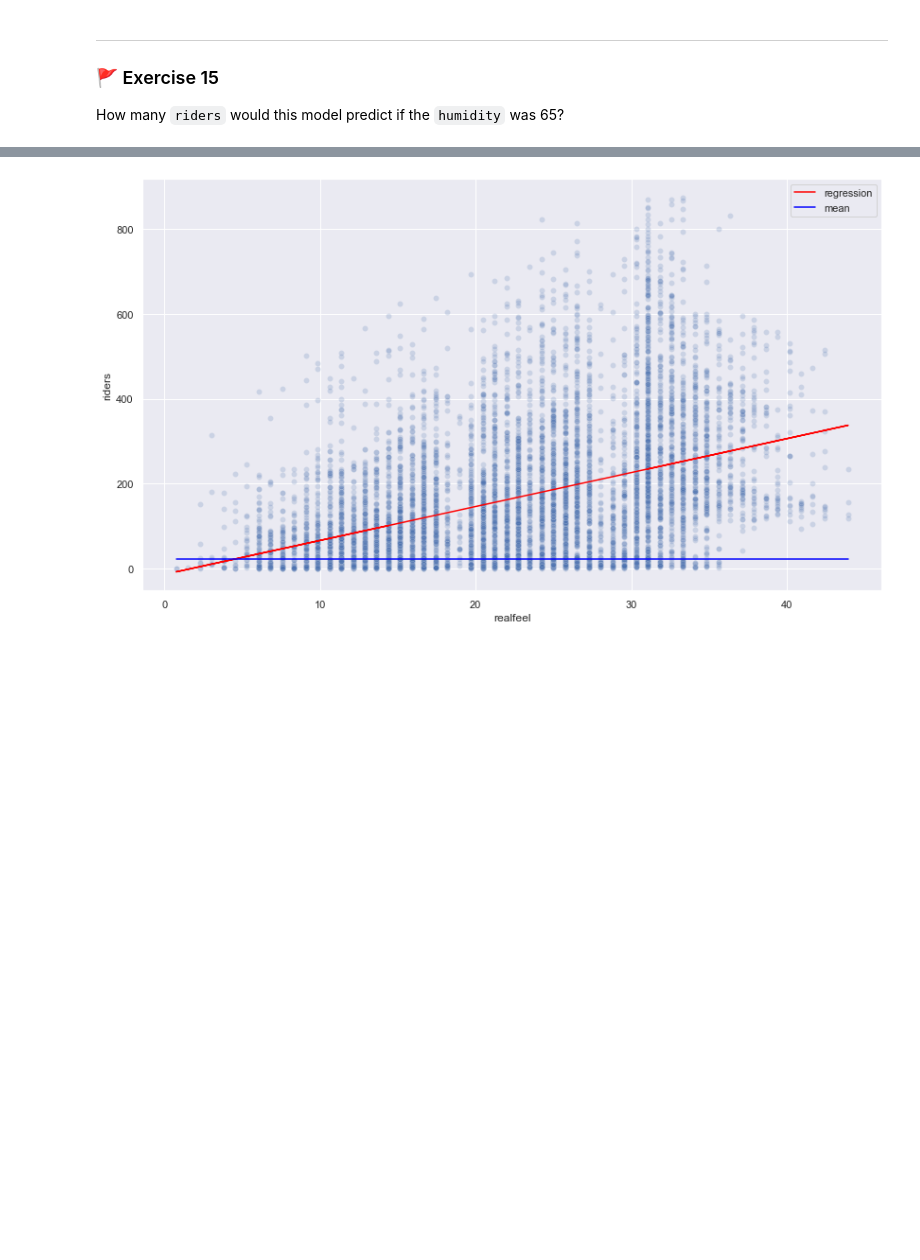
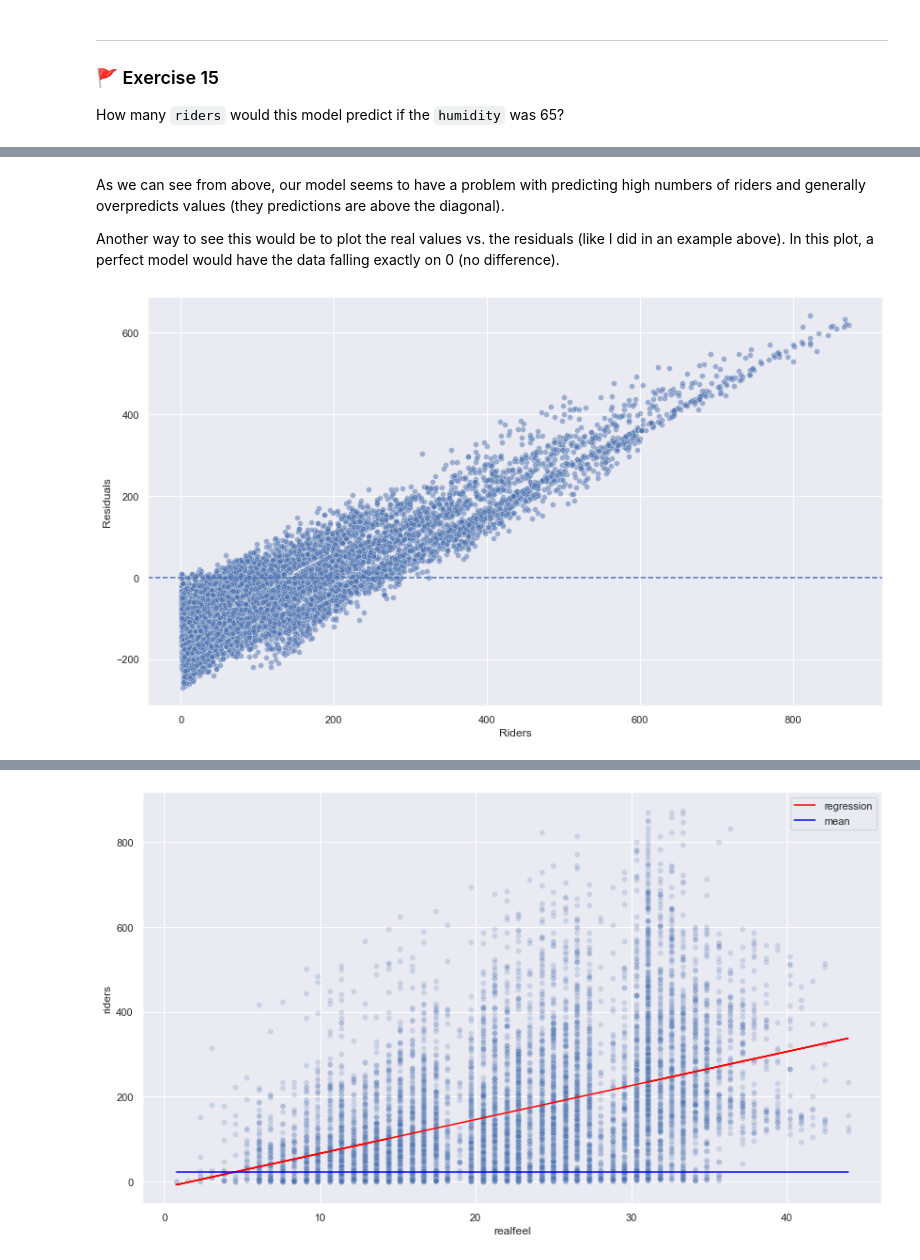
Before and after one commit to Eldave93/machine-learning-workbooks, a Jupyter notebook: 03-regression/03_workbook.ipynb, the cells around one changed output, grey strips where cells are left out. Drawn from its saved outputs; the diff is of its cells as text; code cells hidden in the pictures; blank space fills up the shorter version.

```diff
--- a/03-regression/03_workbook.ipynb
+++ b/03-regression/03_workbook.ipynb
@@ -825,0 +834,14 @@ $$R^2 = 1 - \frac{RSS}{TSS}.$$
+# %% [markdown]
+As we can see from above, our model seems to have a problem with predicting high numbers of riders and generally overpredicts values (they predictions are above the diagonal).
+
+Another way to see this would be to plot the real values vs. the residuals (like I did in an example above). In this plot, a perfect model would have the data falling exactly on 0 (no difference).
+# %%
+residuals = y_train - predictions
+ax = sns.scatterplot(x=y_train, y=residuals, alpha=.5)
+plt.xlabel("Riders")
+plt.ylabel("Residuals")
+plt.axhline(0, linestyle="--")
+
+plt.show()
+# %% [output]
+[figure, added]
```
Also changed, not shown: parts of 23 cells of this notebook.
